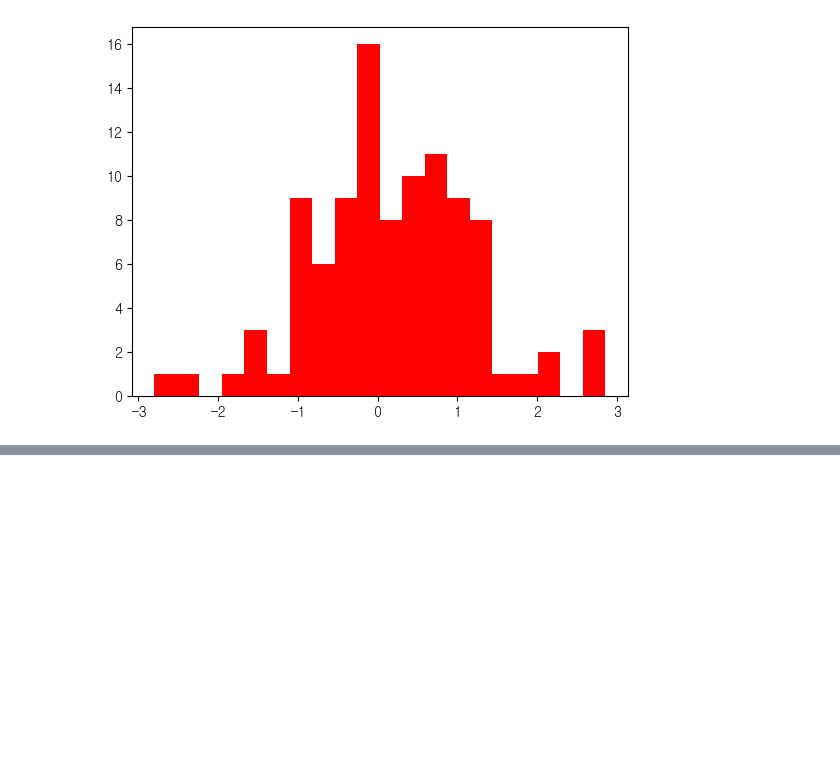
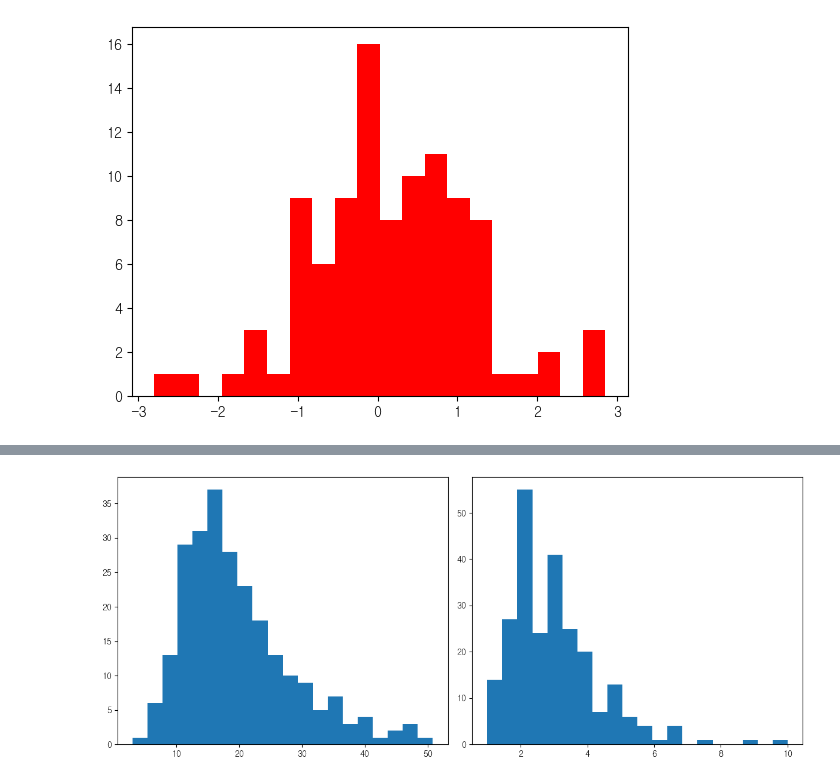
Before and after one commit to hongsh2003/hipython_rep, a Jupyter notebook: 17. 시각화.ipynb, the cells around one changed output, grey strips where cells are left out. Saved outputs shown, nothing was run; the diff lists cells and outputs as text; code cells hidden in the pictures; blank space fills up the shorter version.

```diff
--- a/17. 시각화.ipynb
+++ b/17. 시각화.ipynb
@@ -218,0 +261,10 @@ plt.hist(np.random.randn(100),bins=20, color='r')
+# %%
+fig = plt.figure(figsize = (12,5))
+axes1 = fig.add_subplot (1,2,1) #1행 2열의 첫번째 차트 #total_bill
+axes2 = fig.add_subplot(1,2,2) # tips
+axes1.hist(data = tips_df, x = 'total_bill', bins = 20)
+axes2.hist(data = tips_df, x = 'tip', bins = 20)
+plt.tight_layout()
+plt.show()
+# %% [output]
+[figure, added]
```
Also changed, not shown: parts of 22 cells of this notebook.
